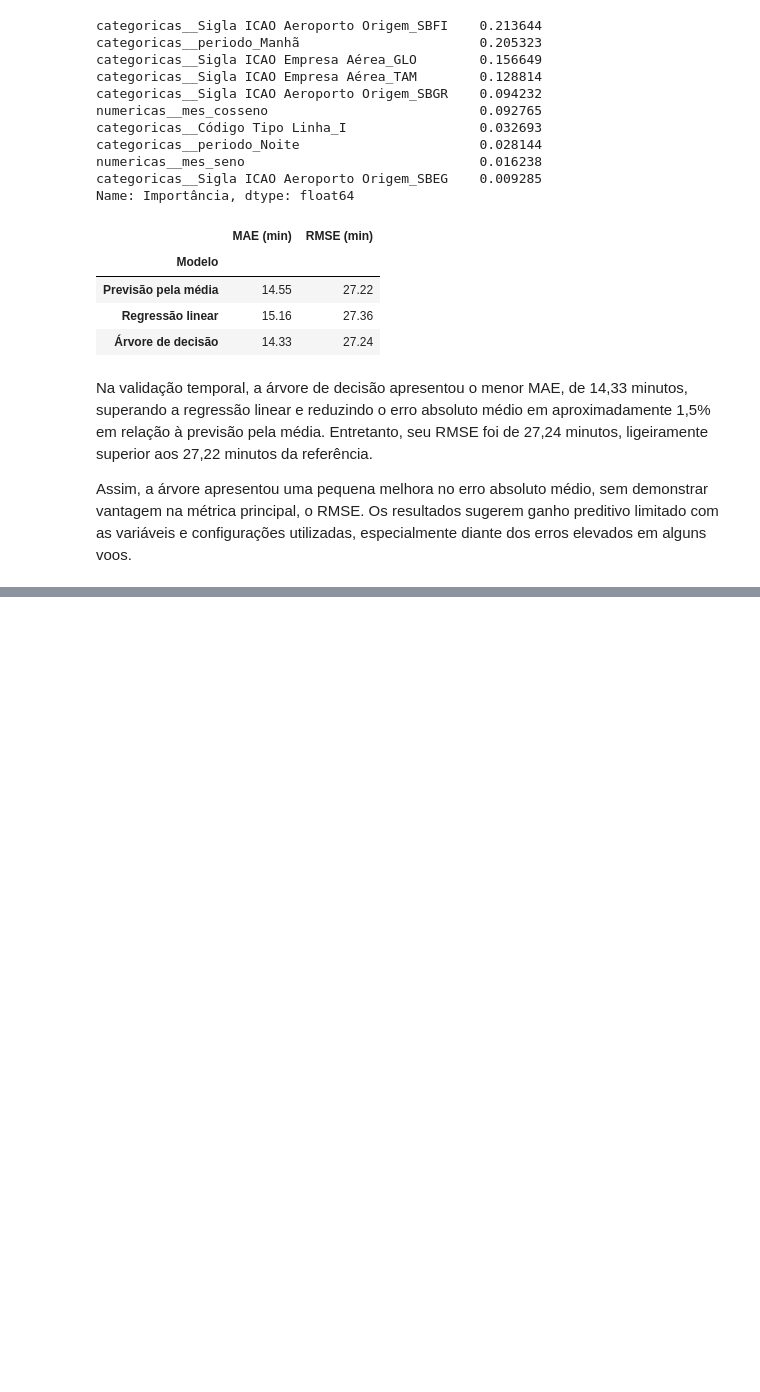
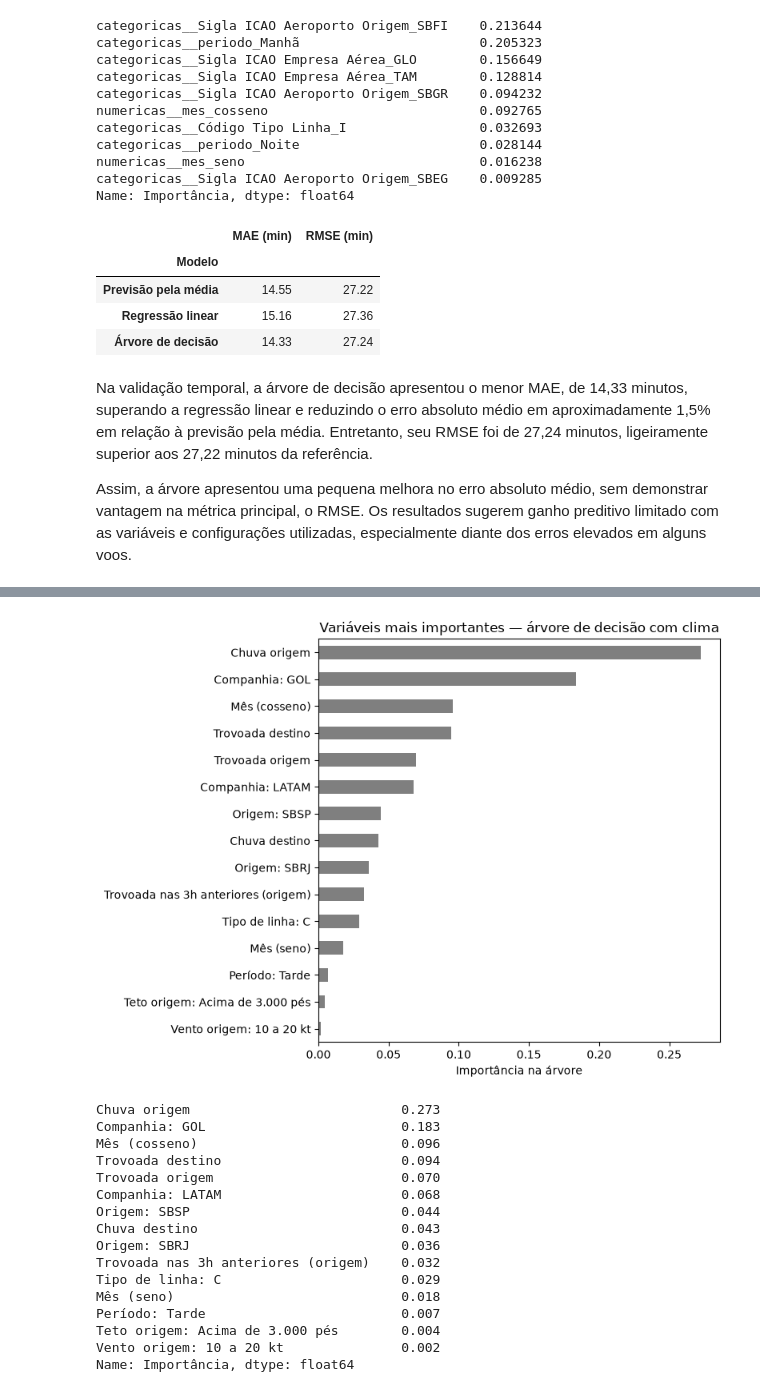
Before and after one commit to Matex0406/Projeto_2_CB, a Jupyter notebook: Projeto_2_CB.ipynb, the cells around one changed output, grey strips where cells are left out. Saved outputs shown, nothing was run; the diff lists cells and outputs as text; code cells hidden in the pictures; blank space fills up the shorter version.

```diff
--- a/Projeto_2_CB.ipynb
+++ b/Projeto_2_CB.ipynb
@@ -1469,0 +1805,18 @@ Assim, a árvore apresentou uma pequena melhora no erro absoluto médio, sem dem
+# %%
+y_ajuste, y_validacao = ajuste["atraso_chegada"], validacao["atraso_chegada"]
+
+def metricas(y_real, y_prev):
+    return {"MAE (min)": mean_absolute_error(y_real, y_prev),
+            "RMSE (min)": np.sqrt(mean_squared_error(y_real, y_prev)),
+            "R²": r2_score(y_real, y_prev)}
+
+resultados = {"Previsão pela média": metricas(y_validacao, np.full(len(y_validacao), y_ajuste.mean()))}
+modelos_validacao = {}
+
+for esp in ESPECIFICACOES:
+    modelo = montar_modelo(esp, LinearRegression()).fit(ajuste[colunas(esp)], y_ajuste)
+    modelos_validacao[("Regressão linear", esp)] = modelo
+    resultados[f"Regressão linear ({esp})"] = metricas(y_validacao, modelo.predict(validacao[colunas(esp)]))
+
+resultados_validacao = pd.DataFrame(resultados).T
+resultados_validacao.round(4)
@@ -1469,0 +1851,9 @@ Assim, a árvore apresentou uma pequena melhora no erro absoluto médio, sem dem
+# %%
+for esp in ESPECIFICACOES:
+    arvore = montar_modelo(esp, DecisionTreeRegressor(max_depth=5, min_samples_leaf=500, random_state=42))
+    arvore.fit(ajuste[colunas(esp)], y_ajuste)
+    modelos_validacao[("Árvore de decisão", esp)] = arvore
+    resultados_validacao.loc[f"Árvore de decisão ({esp})"] = metricas(
+        y_validacao, arvore.predict(validacao[colunas(esp)]))
+
+resultados_validacao.round(4)
@@ -1469,0 +1869,33 @@ Assim, a árvore apresentou uma pequena melhora no erro absoluto médio, sem dem
+# %%
+arvore_clima = modelos_validacao[("Árvore de decisão", "com clima")]
+importancias = pd.Series(
+    arvore_clima.named_steps["estimador"].feature_importances_,
+    index=[nome_legivel(n) for n in arvore_clima.named_steps["preparacao"].get_feature_names_out()],
+    name="Importância",
+).sort_values(ascending=False)
+
+importancias.head(15).sort_values().plot(kind="barh", figsize=(8, 6), color="#7f7f7f")
+plt.xlabel("Importância na árvore")
+plt.title("Variáveis mais importantes — árvore de decisão com clima")
+plt.tight_layout()
+plt.show()
+
+importancias.head(15).round(3)
+# %% [output]
+[figure, added]
+Chuva origem                           0.273
+Companhia: GOL                         0.183
+Mês (cosseno)                          0.096
+Trovoada destino                       0.094
+Trovoada origem                        0.070
+Companhia: LATAM                       0.068
+Origem: SBSP                           0.044
+Chuva destino                          0.043
+Origem: SBRJ                           0.036
+Trovoada nas 3h anteriores (origem)    0.032
+Tipo de linha: C                       0.029
+Mês (seno)                             0.018
+Período: Tarde                         0.007
+Teto origem: Acima de 3.000 pés        0.004
+Vento origem: 10 a 20 kt               0.002
+Name: Importância, dtype: float64
```
Also changed, not shown: parts of 34 cells of this notebook, 2 other files.
